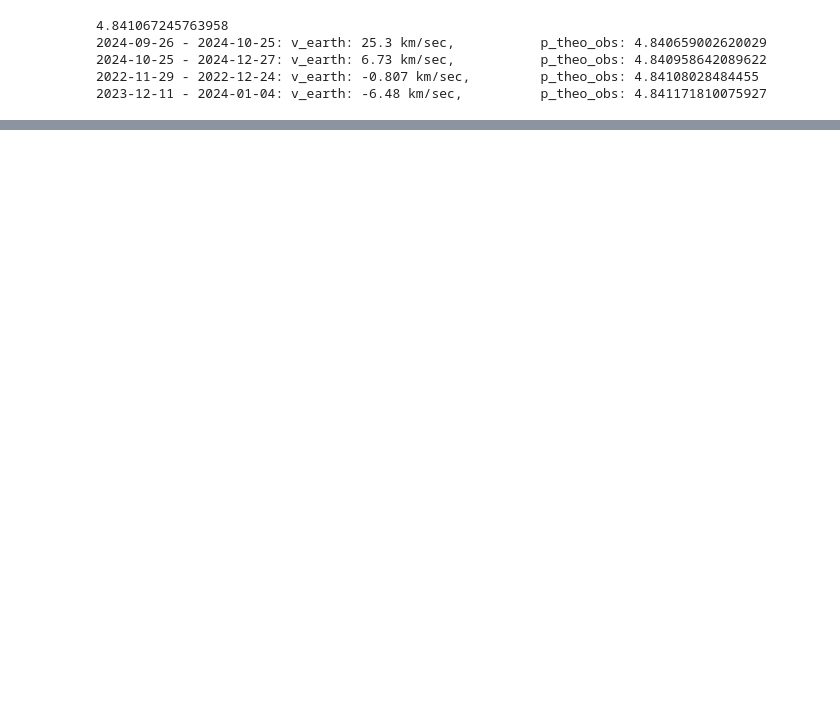
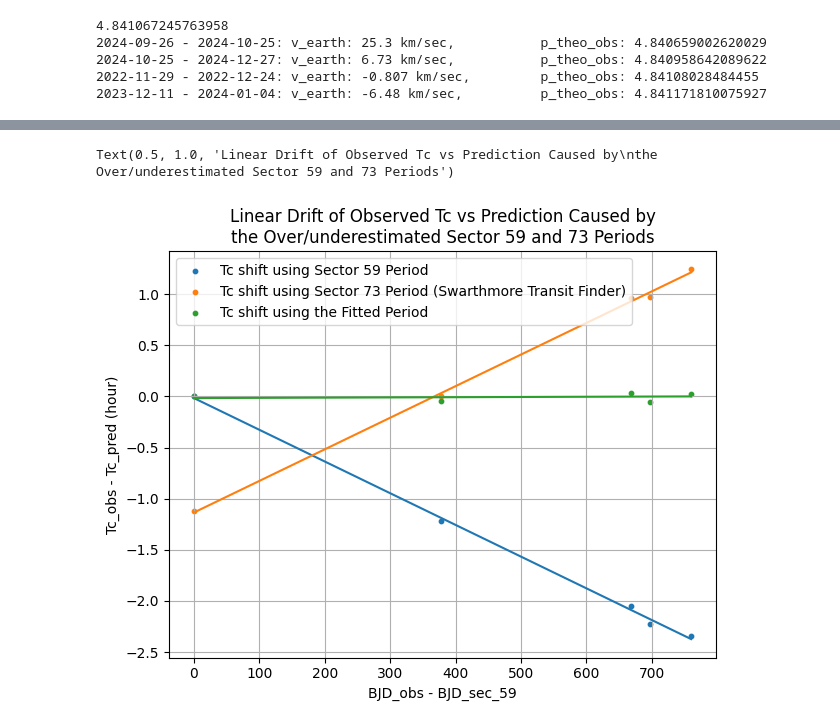
Before and after one commit to sophia268238/astronomy_ml, a Jupyter notebook: processed/TOI-3726/observation_summary.ipynb, the cells around one changed output, grey strips where cells are left out. Drawn from its saved outputs; the diff is of its cells as text; code cells hidden in the pictures; blank space fills up the shorter version.

```diff
--- a/processed/TOI-3726/observation_summary.ipynb
+++ b/processed/TOI-3726/observation_summary.ipynb
@@ -382,0 +500,4 @@ for d1, d2, d_autum_equinox in d_list:
+# %%
+tc_df['pred_fitted'] = (tc_df['n'] - tc_df['n'].iloc[0])* fitted_slope + tc_df['tc_val'].iloc[0]
+tc_df['pred_fitted_diff'] = tc_df['tc_val'] - tc_df['pred_fitted']
+tc_df
@@ -382,0 +530,31 @@ for d1, d2, d_autum_equinox in d_list:
+# %%
+scalar_uint = "hour"
+scalar = 24
+plt.scatter(tc_df['rel_bjd_59'], tc_df['pred_59_diff'] * scalar, marker='o',s=10, label="Tc shift using Sector 59 Period")
+plt.scatter(tc_df['rel_bjd_59'], tc_df['pred_73_diff'] * scalar, marker='o',s=10, label="Tc shift using Sector 73 Period (Swarthmore Transit Finder)")
+plt.scatter(tc_df['rel_bjd_59'], tc_df['pred_fitted_diff'] * scalar, marker='o',s=10, label="Tc shift using the Fitted Period")
+
+model_59 = LinearRegression()
+model_59.fit(tc_df[['rel_bjd_59']], tc_df['pred_59_diff'])
+y_pred_59 = model_59.predict(tc_df[['rel_bjd_59']])
+plt.plot(tc_df['rel_bjd_59'], y_pred_59 * scalar)
+
+model_73 = LinearRegression()
+model_73.fit(tc_df[['rel_bjd_59']], tc_df['pred_73_diff'])
+y_pred_73 = model_73.predict(tc_df[['rel_bjd_59']])
+plt.plot(tc_df['rel_bjd_59'], y_pred_73 * scalar)
+
+model_fitted = LinearRegression()
+model_fitted.fit(tc_df[['rel_bjd_59']], tc_df['pred_fitted_diff'])
+y_pred_fitted = model_fitted.predict(tc_df[['rel_bjd_59']])
+plt.plot(tc_df['rel_bjd_59'], y_pred_fitted * scalar)
+
+plt.grid()
+plt.legend(loc='upper left')
+plt.ylabel(f"Tc_obs - Tc_pred ({scalar_uint})")
+plt.xlabel("BJD_obs - BJD_sec_59")
+plt.tight_layout()
+plt.title("Linear Drift of Observed Tc vs Prediction Caused by\nthe Over/underestimated Sector 59 and 73 Periods")
+# %% [output]
+Text(0.5, 1.0, 'Linear Drift of Observed Tc vs Prediction Caused by\nthe Over/underestimated Sector 59 and 73 Periods')
+[figure, added]
```
Also changed, not shown: parts of 14 cells of this notebook.
